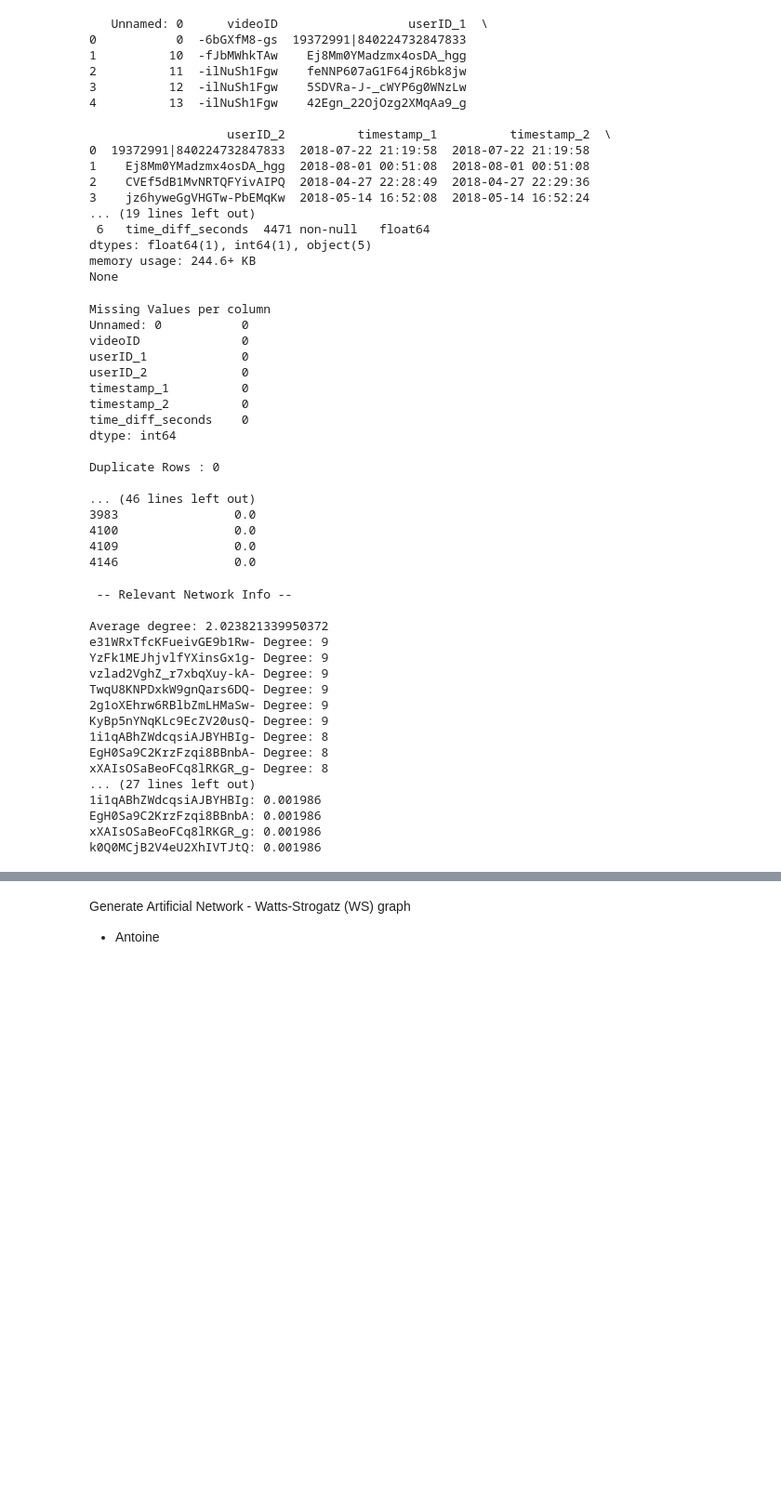
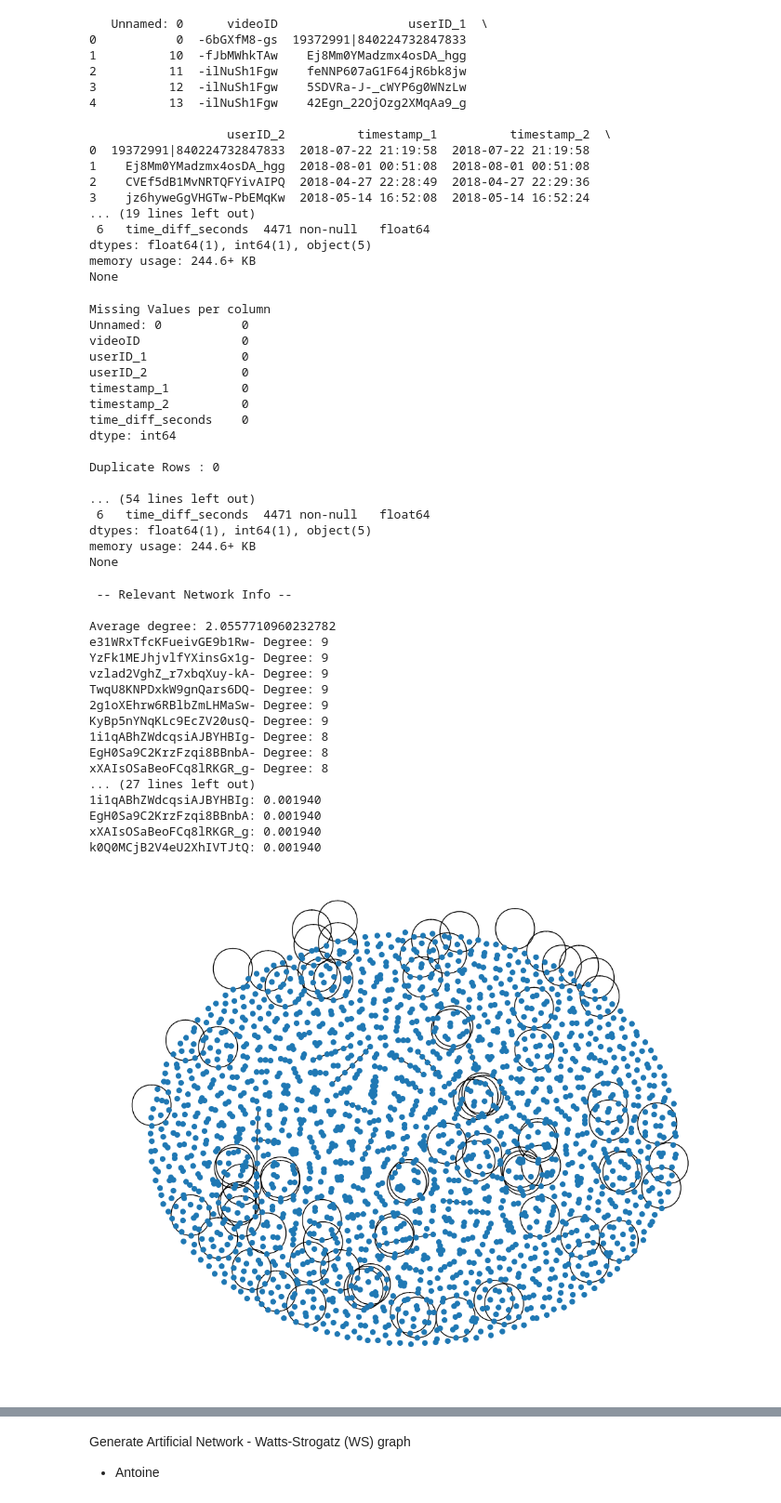
Before and after one commit to DanielQuiram-UM/Network_Science_Assignment_1, a Jupyter notebook: Asgn1.ipynb, the cells around one changed output, grey strips where cells are left out. Shown: that part at 93% size. Saved outputs shown, nothing was run; the diff lists cells and outputs as text; code cells hidden in the pictures; blank space fills up the shorter version.

```diff
--- a/Asgn1.ipynb
+++ b/Asgn1.ipynb
@@ -76,11 +76,16 @@ print(f"\nRows with invalid time differences: {len(invalid_time_diff)}")
 same_user = df[df['userID_1'] == df['userID_2']]
 print(f"Rows that connect edge to itself: {len(same_user)}") # - 344 instances. Likely needs to be cleaned
 
-df = df[df['userID_1'] != df['userID_2']] # Remove self-mentions
+#df = df[df['userID_1'] != df['userID_2']] # Remove self-mentions
 
 zero_time_diff = df[df['time_diff_seconds'] == 0.0]
 print(f"Number of edges where time_diff_seconds is 0.0: {len(zero_time_diff)}") # Still 14 instances
+
+# TODO Are these legit?
+
 print(zero_time_diff)
+
+print(df.info())
 # %% [output]
 Missing Values per column
 Unnamed: 0           0
@@ -94,11 +99,11 @@ dtype: int64
 
 Duplicate Rows : 0
 
-... (46 lines left out)
-3983                0.0
-4100                0.0
-4109                0.0
-4146                0.0
+... (54 lines left out)
+ 6   time_diff_seconds  4471 non-null   float64
+dtypes: float64(1), int64(1), object(5)
+memory usage: 244.6+ KB
+None
 # %%
 # Building the network graph
 import networkx as nx
@@ -133,7 +136,7 @@ print(f"Size of the largest connected component: {comp_size}")
 print(f"\nDensity: {nx.density(G)}")
 print(f"Average clustering coefficient: {nx.average_clustering(G)}")
 
-# TODO: Shortest path length not possible, since graph is not connected?
+# TODO: Shortest path length not possible, since graph is not connected? Focus on largest component (LCC)?
 # TODO: Connectivity: Graph is not connected tho
 
 
@@ -142,47 +145,52 @@ print(f"Average clustering coefficient: {nx.average_clustering(G)}")
 #print(f"Betweenness centrality: {nx.betweenness_centrality(G)}") - Prints for every node
 
 bet_cent = nx.betweenness_centrality(G)
+
+# TODO: set mean
 
 highest_n = sorted(bet_cent.items(), key=lambda x: x[1], reverse=True)[:10]
 print("\nBetweenness centrality per node:")
 for node, bc in highest_n:
     print(f"{node}: {bc:.6f}")
 
 
 # Degrees Centrality
 
 deg_cent = nx.degree_centrality(G)
 
 highest_n = sorted(deg_cent.items(), key=lambda x: x[1], reverse=True)[:10]
 print("\nDegrees centrality per node:")
 for node, bc in highest_n:
     print(f"{node}: {bc:.6f}")
 
-# TODO: Networkx also provides: Load_centrality; Eigenvector centrality
+# TODO: set mean
+
+# TODO: Networkx also provides: Load_centrality; Eigenvector centrality; edge betweenness
 
 
 # -- Visualize the current graph (Not helpful) --
-#import random
-#sample_nodes = random.sample(list(G.nodes()), 2000)
-#G_1 = G.subgraph(sample_nodes)
-#plt.figure(figsize=(10, 8))
-#nx.draw(G_1, with_labels=False, node_size=30)
-#plt.show()
+import random
+sample_nodes = random.sample(list(G.nodes()), 2000)
+G_1 = G.subgraph(sample_nodes)
+plt.figure(figsize=(10, 8))
+nx.draw(G_1, with_labels=False, node_size=30)
+plt.show()
 # %% [output]
  -- Relevant Network Info --
 
-Average degree: 2.023821339950372
+Average degree: 2.0557710960232782
 e31WRxTfcKFueivGE9b1Rw- Degree: 9
 YzFk1MEJhjvlfYXinsGx1g- Degree: 9
 vzlad2VghZ_r7xbqXuy-kA- Degree: 9
 TwqU8KNPDxkW9gnQars6DQ- Degree: 9
 2g1oXEhrw6RBlbZmLHMaSw- Degree: 9
 KyBp5nYNqKLc9EcZV20usQ- Degree: 9
 1i1qABhZWdcqsiAJBYHBIg- Degree: 8
 EgH0Sa9C2KrzFzqi8BBnbA- Degree: 8
 xXAIsOSaBeoFCq8lRKGR_g- Degree: 8
 ... (27 lines left out)
-1i1qABhZWdcqsiAJBYHBIg: 0.001986
-EgH0Sa9C2KrzFzqi8BBnbA: 0.001986
-xXAIsOSaBeoFCq8lRKGR_g: 0.001986
-k0Q0MCjB2V4eU2XhIVTJtQ: 0.001986
+1i1qABhZWdcqsiAJBYHBIg: 0.001940
+EgH0Sa9C2KrzFzqi8BBnbA: 0.001940
+xXAIsOSaBeoFCq8lRKGR_g: 0.001940
+k0Q0MCjB2V4eU2XhIVTJtQ: 0.001940
+[figure, added]
```
Also changed, not shown: parts of 3 cells of this notebook.
